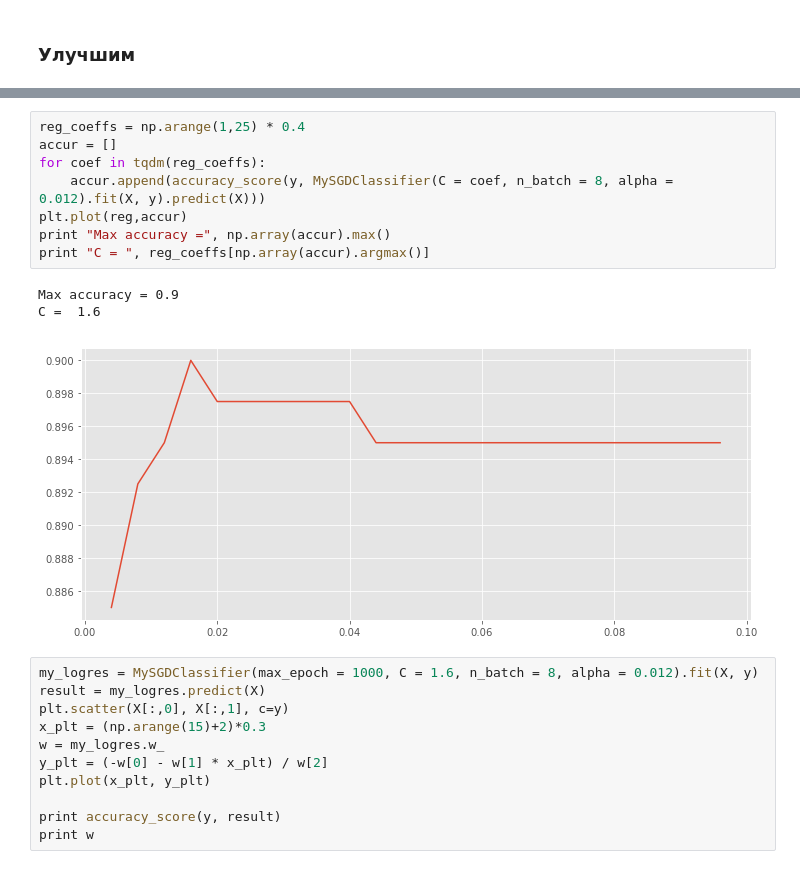
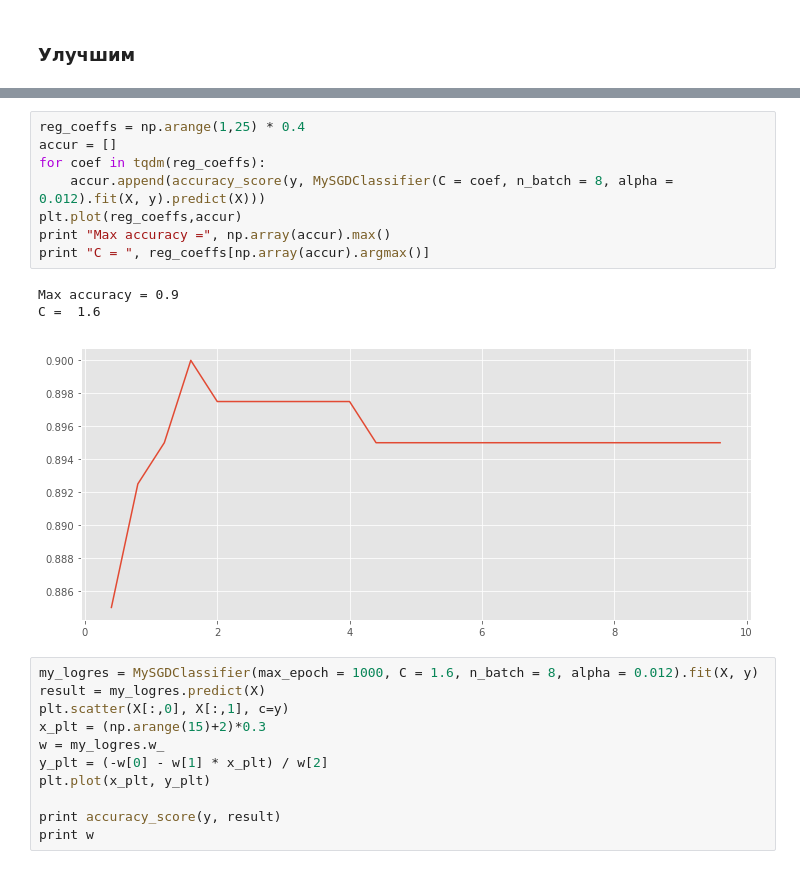
Before and after one commit to vladimirbelyaev/DM_sphere, a Jupyter notebook: hw4-lin-model/belyaev_hw4-lin-models.ipynb, the cells around one changed output, grey strips where cells are left out. Cells and saved outputs as stored; diff of their text form.

```diff
--- a/hw4-lin-model/belyaev_hw4-lin-models.ipynb
+++ b/hw4-lin-model/belyaev_hw4-lin-models.ipynb
@@ -217,15 +217,15 @@ alpha 0.012
 # %%
 reg_coeffs = np.arange(1,25) * 0.4
 accur = []
 for coef in tqdm(reg_coeffs):
     accur.append(accuracy_score(y, MySGDClassifier(C = coef, n_batch = 8, alpha = 0.012).fit(X, y).predict(X)))
-plt.plot(reg,accur)
+plt.plot(reg_coeffs,accur)
 print "Max accuracy =", np.array(accur).max()
 print "C = ", reg_coeffs[np.array(accur).argmax()]
 # %% [output]
 Max accuracy = 0.9
 C =  1.6
-[figure, old version]
+[figure, new version]
 # %%
 my_logres = MySGDClassifier(max_epoch = 1000, C = 1.6, n_batch = 8, alpha = 0.012).fit(X, y)
 result = my_logres.predict(X)
```
Also changed, not shown: parts of 7 cells of this notebook.
